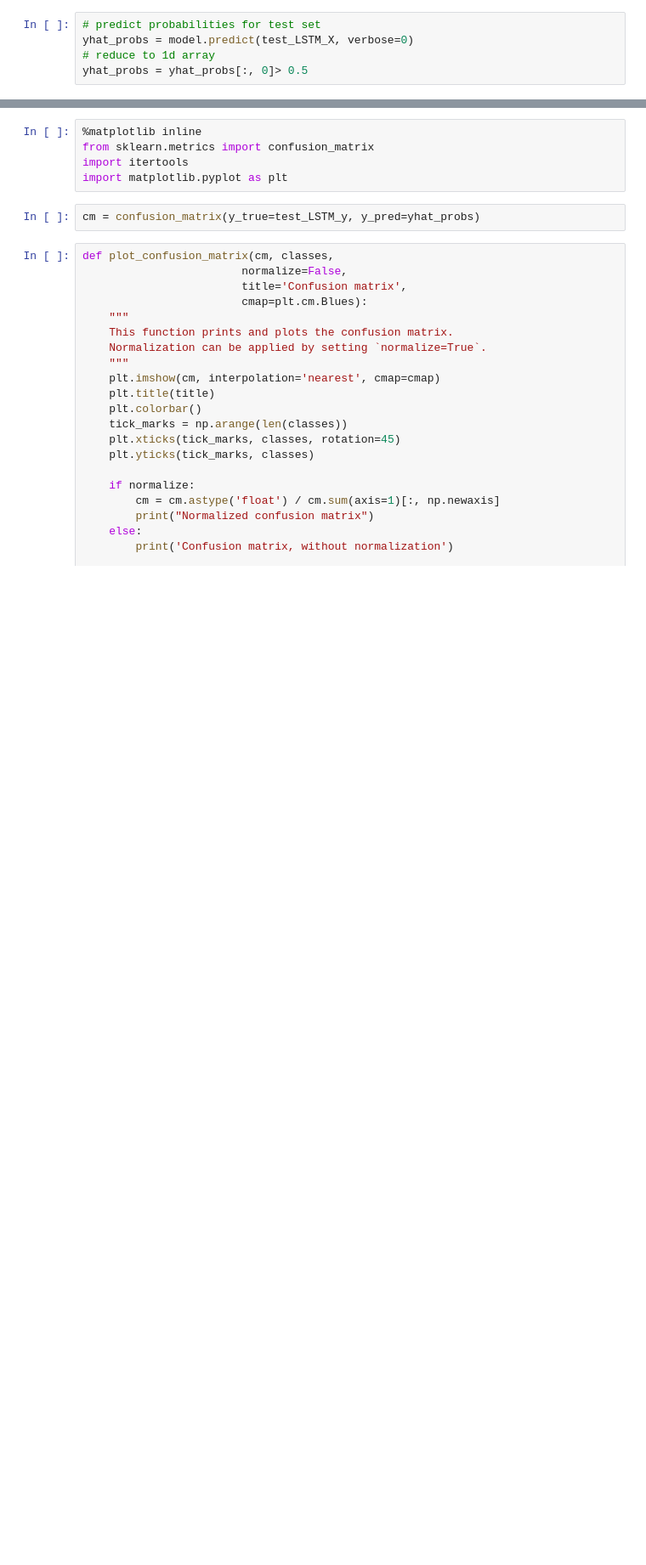
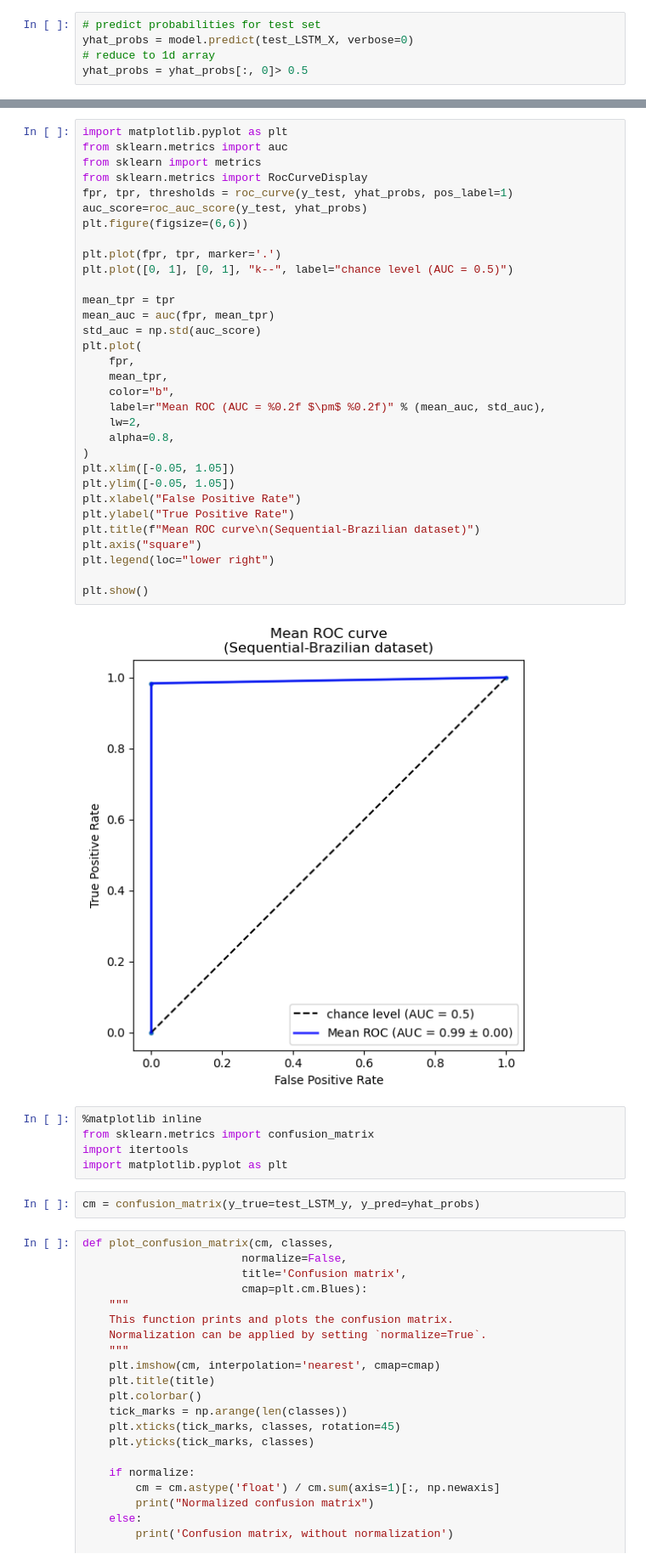
Before and after one commit to behnamy2010/Credit-Card-Fruad-Detection, a Jupyter notebook: 2.Sequential/brazil/new-LSTM1.ipynb, the cells around one changed output, grey strips where cells are left out. Shown: that part at 85% size. Cells and saved outputs as stored; diff of their text form; blank space fills up the shorter version.

```diff
--- a/2.Sequential/brazil/new-LSTM1.ipynb
+++ b/2.Sequential/brazil/new-LSTM1.ipynb
@@ -132,3 +143,37 @@ f1: 0.990366
+# %%
+import matplotlib.pyplot as plt
+from sklearn.metrics import auc
+from sklearn import metrics
+from sklearn.metrics import RocCurveDisplay
+fpr, tpr, thresholds = roc_curve(y_test, yhat_probs, pos_label=1)
+auc_score=roc_auc_score(y_test, yhat_probs)
+plt.figure(figsize=(6,6))
+
+plt.plot(fpr, tpr, marker='.')
+plt.plot([0, 1], [0, 1], "k--", label="chance level (AUC = 0.5)")
+
+mean_tpr = tpr
+mean_auc = auc(fpr, mean_tpr)
+std_auc = np.std(auc_score)
+plt.plot(
+    fpr,
+    mean_tpr,
+    color="b",
+    label=r"Mean ROC (AUC = %0.2f $\pm$ %0.2f)" % (mean_auc, std_auc),
+    lw=2,
+    alpha=0.8,
+)
+plt.xlim([-0.05, 1.05])
+plt.ylim([-0.05, 1.05])
+plt.xlabel("False Positive Rate")
+plt.ylabel("True Positive Rate")
+plt.title(f"Mean ROC curve\n(Sequential-Brazilian dataset)")
+plt.axis("square")
+plt.legend(loc="lower right")
+
+plt.show()
+# %% [output]
+[figure, added]
 # %%
 %matplotlib inline
 from sklearn.metrics import confusion_matrix
```
Also changed, not shown: parts of 5 cells of this notebook.
